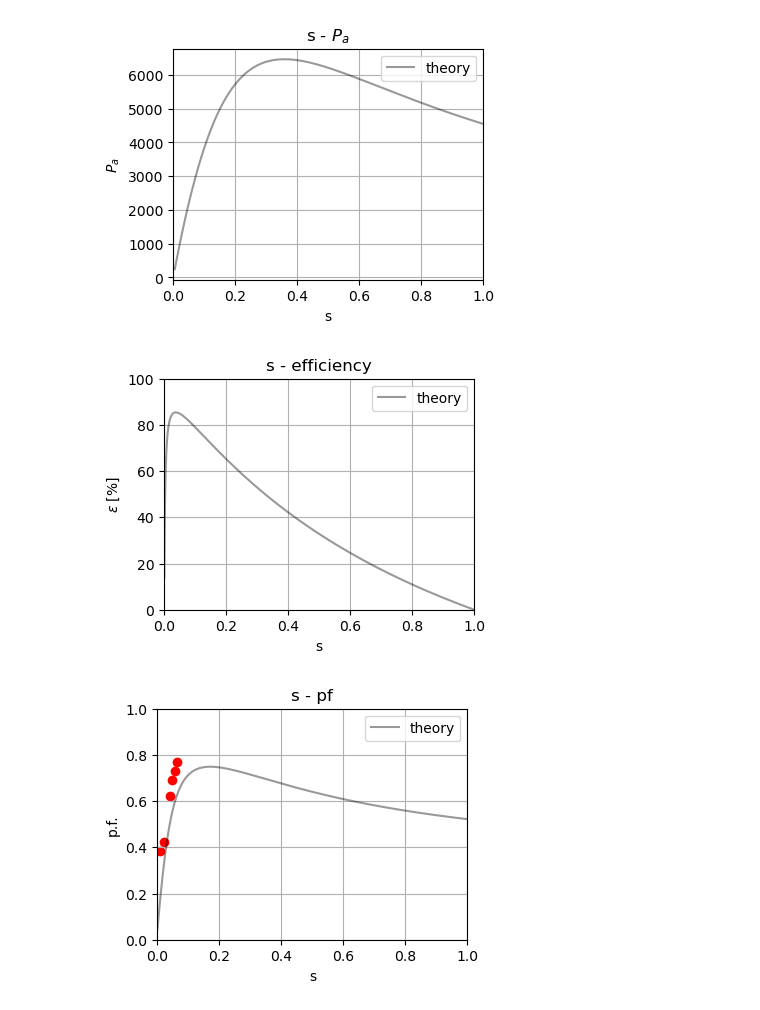
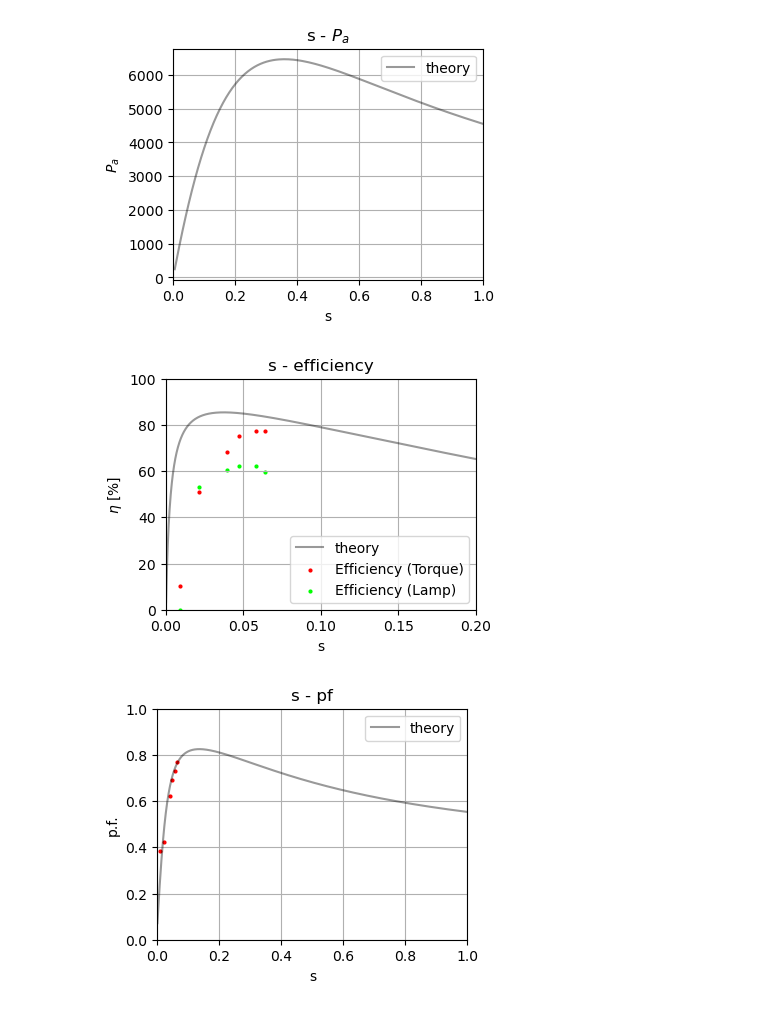
Before and after one commit to inohan/experiment-3s, a Jupyter notebook: E2/IM_real.ipynb, the cells around one changed output. Drawn from its saved outputs; the diff is of its cells as text; code cells hidden in the pictures.

```diff
--- a/E2/IM_real.ipynb
+++ b/E2/IM_real.ipynb
@@ -51,7 +51,7 @@ ax.plot(df_ns_gen["V1"]**2, df_ns_gen["P1"])
 P_th = lambda Vsq, G0, Pm: G0 * Vsq + Pm
 
 popt, pcov = curve_fit(P_th, df_ns_gen["V1"]**2, df_ns_gen["P1"])
-Y_0 = df_ns_gen.iloc[-1]["I1"]/df_ns_gen.iloc[-1]["V1"]
+Y_0 = df_ns_gen.iloc[0]["I1"]/df_ns_gen.iloc[0]["V1"]
 G_0 = popt[0]
 B_0 = -np.sqrt(Y_0**2 - G_0**2)
 Y_0 = G_0 + 1j * B_0
@@ -141,21 +141,21 @@ axessetting.apply_axes(ax)
 [figure]
 # %%
 fig, ax = plt.subplots(1, 1, figsize=(4, 3))
-axessetting = AxesSetting(legend=True, xlabel="s", ylabel="$\epsilon$ [%]", grid="both", xlim=(0, 1), title="s - efficiency", ylim=(0, 100))
+axessetting = AxesSetting(legend=True, xlabel="s", ylabel="$\eta$ [%]", grid="both", xlim=(0, 0.2), title="s - efficiency", ylim=(0, 100))
 axessetting.plot_func(ax, efficiency, label="theory", c="black", alpha=0.4, samplesize=2000)
-ax.scatter(df_speed["s"], df_speed["eff_T"], c="red", label="Efficiency (Torque)")
-ax.scatter(df_speed["s"], df_speed["eff_lamp"], c="red", label="Efficiency (Lamp)")
+ax.scatter(df_speed["s"], df_speed["eff_T"], c="red", label="Efficiency (Torque)", s=4)
+ax.scatter(df_speed["s"], df_speed["eff_lamp"], c="lime", label="Efficiency (Lamp)", s=4)
 axessetting.apply_axes(ax)
 # %% [output]
-[figure, old version]
+[figure, new version]
 # %%
 fig, ax = plt.subplots(1, 1, figsize=(4, 3))
 axessetting = AxesSetting(legend=True, xlabel="s", ylabel="p.f.", grid="both", xlim=(0, 1), title="s - pf", ylim=(0, 1))
 axessetting.plot_func(ax, pf, label="theory", c="black", alpha=0.4, samplesize=2000)
-ax.scatter(df_speed["s"], df_speed["pf"], c="red")
+ax.scatter(df_speed["s"], df_speed["pf"], c="red", s=4)
 axessetting.apply_axes(ax)
 # %% [output]
-[figure, old version]
+[figure, new version]
 # %%
 fig, ax = plt.subplots(1, 1, figsize=(4, 3))
 axessetting = AxesSetting(legend=True, xlabel="s", ylabel="torque", grid="both", xlim=(0, 1), title="s - torque")
```
Also changed, not shown: parts of 5 cells of this notebook, 1 other file.
